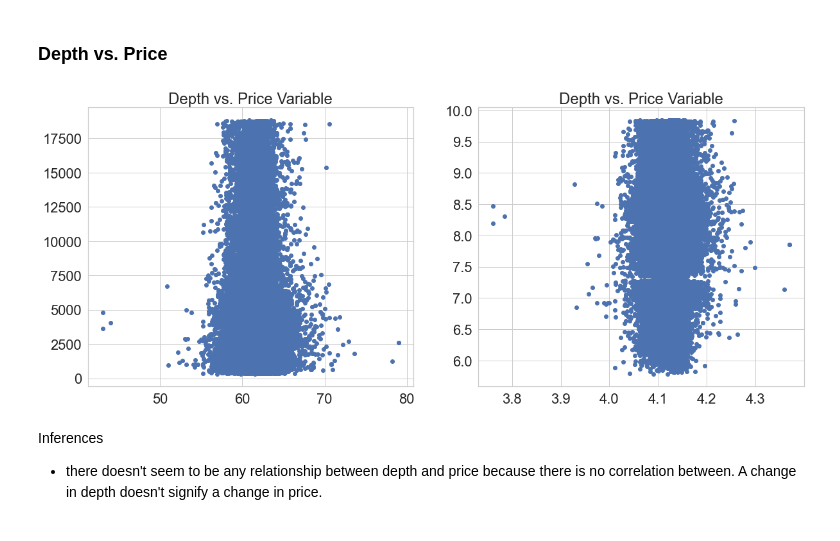
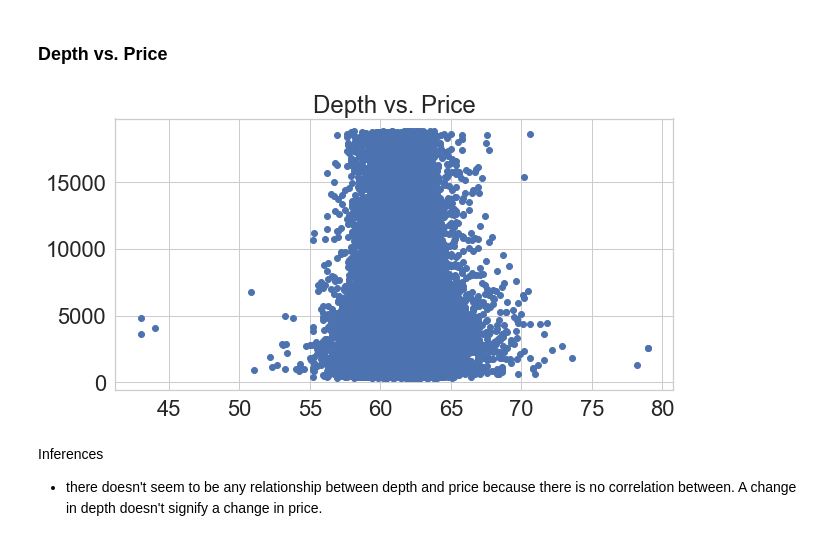
Before and after one commit to chrispfchung/diamonds-regression-project, a Jupyter notebook: Lin_reg_project_code_bpb-modeling.ipynb, the cells around one changed output. Cells and saved outputs as stored; diff of their text form; code cells hidden in the pictures.

```diff
--- a/Lin_reg_project_code_bpb-modeling.ipynb
+++ b/Lin_reg_project_code_bpb-modeling.ipynb
@@ -44,19 +42,15 @@ plt.show()
 # %% [markdown]
 ### Depth vs. Price
 # %%
-plt.figure(figsize=(20,8))
+plt.figure(figsize=(10,5))
 
-plt.subplot(1,2,1)
-plt.title('Depth vs. Price Variable')
+plt.subplot(1,1,1)
+plt.title('Depth vs. Price')
 plt.scatter(df.depth, df.price)
 
-plt.subplot(1,2,2)
-plt.title('Depth vs. Price Variable')
-plt.scatter(np.log(df.depth), np.log(df.price))
-
 plt.show()
 # %% [output]
-[figure, old version]
+[figure, new version]
 # %% [markdown]
 Inferences<br>
 - there doesn't seem to be any relationship between depth and price because there is no correlation between. A change in depth doesn't signify a change in price.
```
Also changed, not shown: parts of 22 cells of this notebook, 1 other file.
